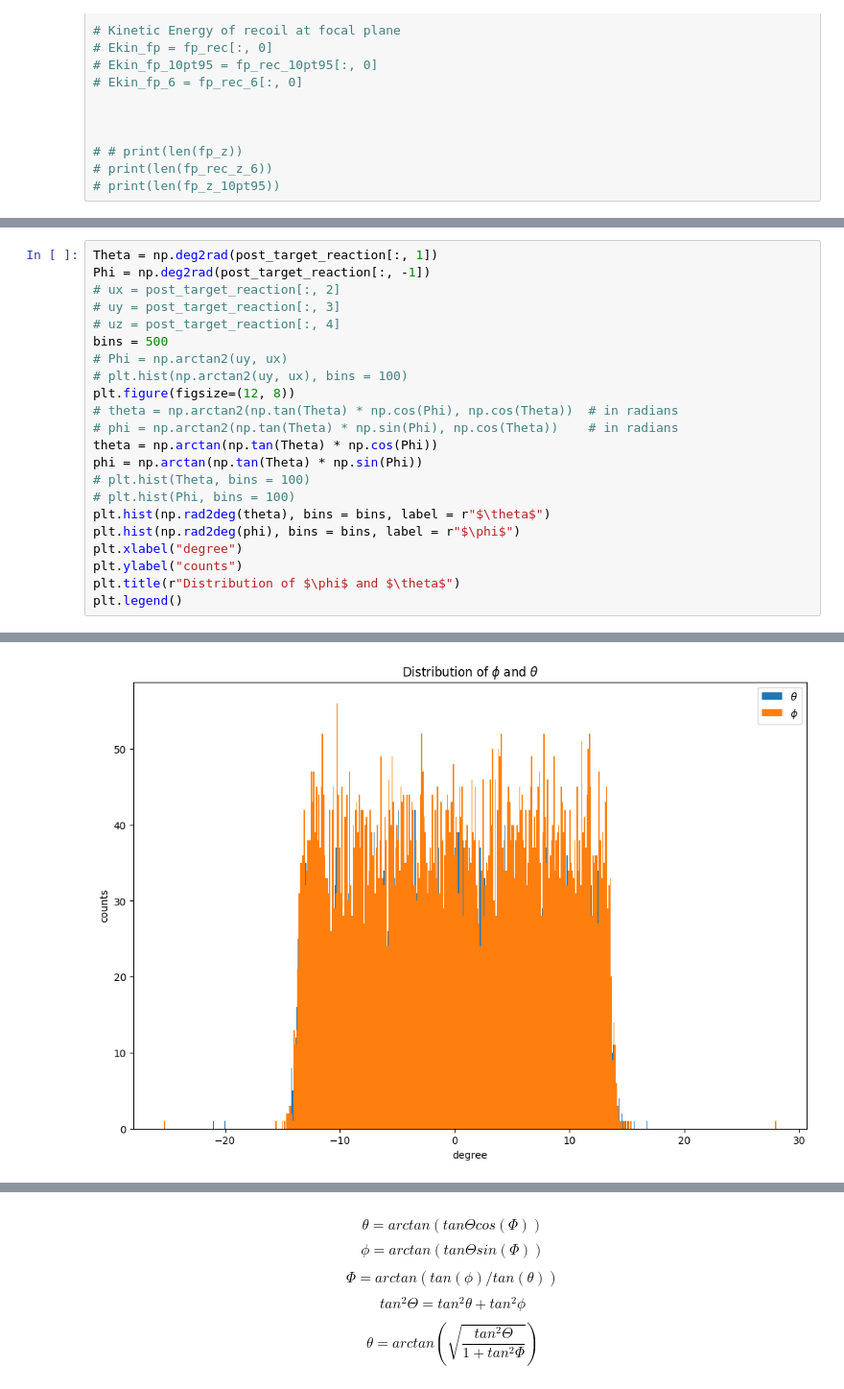
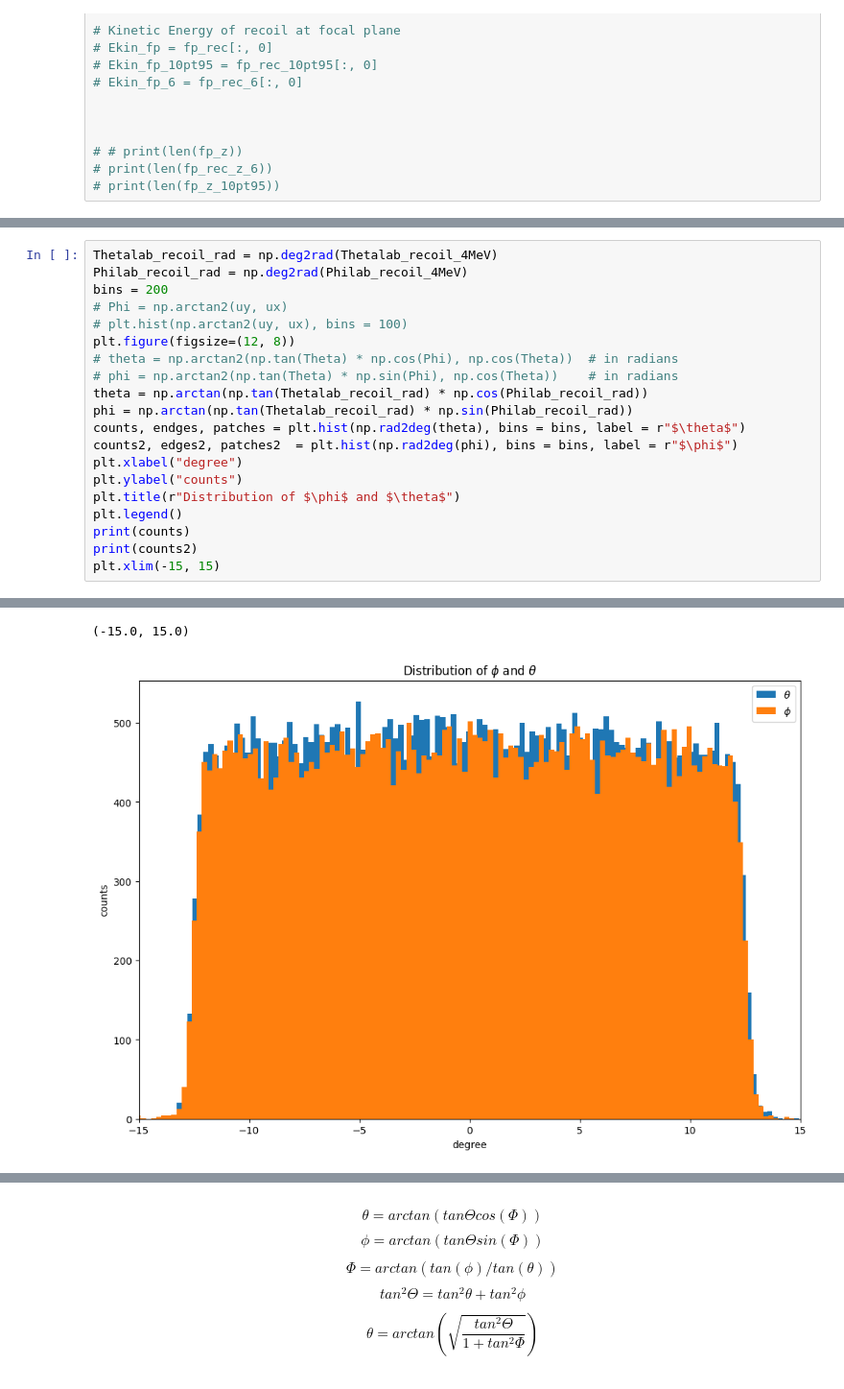
Before and after one commit to htametahI/G4EMMA, a Jupyter notebook: UserDir/ExcitationEnergy/check_results.ipynb, the cells around one changed output, grey strips where cells are left out. Shown at 96% size. Saved outputs shown, nothing was run; the diff lists cells and outputs as text.

```diff
--- a/UserDir/ExcitationEnergy/check_results.ipynb
+++ b/UserDir/ExcitationEnergy/check_results.ipynb
@@ -126,23 +248,21 @@ plt.tight_layout()
 # %%
-Theta = np.deg2rad(post_target_reaction[:, 1])
-Phi = np.deg2rad(post_target_reaction[:, -1])
-# ux = post_target_reaction[:, 2]
-# uy = post_target_reaction[:, 3]
-# uz = post_target_reaction[:, 4]
-bins = 500
+Thetalab_recoil_rad = np.deg2rad(Thetalab_recoil_4MeV)
+Philab_recoil_rad = np.deg2rad(Philab_recoil_4MeV)
+bins = 200
 # Phi = np.arctan2(uy, ux)
 # plt.hist(np.arctan2(uy, ux), bins = 100)
 plt.figure(figsize=(12, 8))
 # theta = np.arctan2(np.tan(Theta) * np.cos(Phi), np.cos(Theta))  # in radians
 # phi = np.arctan2(np.tan(Theta) * np.sin(Phi), np.cos(Theta))    # in radians
-theta = np.arctan(np.tan(Theta) * np.cos(Phi))
-phi = np.arctan(np.tan(Theta) * np.sin(Phi))
-# plt.hist(Theta, bins = 100)
-# plt.hist(Phi, bins = 100)
-plt.hist(np.rad2deg(theta), bins = bins, label = r"$\theta$")
-plt.hist(np.rad2deg(phi), bins = bins, label = r"$\phi$")
+theta = np.arctan(np.tan(Thetalab_recoil_rad) * np.cos(Philab_recoil_rad))
+phi = np.arctan(np.tan(Thetalab_recoil_rad) * np.sin(Philab_recoil_rad))
+counts, endges, patches = plt.hist(np.rad2deg(theta), bins = bins, label = r"$\theta$")
+counts2, edges2, patches2  = plt.hist(np.rad2deg(phi), bins = bins, label = r"$\phi$")
 plt.xlabel("degree")
 plt.ylabel("counts")
 plt.title(r"Distribution of $\phi$ and $\theta$")
 plt.legend()
+print(counts)
+print(counts2)
+plt.xlim(-15, 15)
 # %% [output]
@@ -150,4 +286,5 @@ plt.legend()
+(-15.0, 15.0)
-[figure, old version]
+[figure, new version]
 # %%
 Theta_rec = np.rad2deg(np.arctan(np.sqrt(np.tan(theta)**2 + np.tan(phi)**2)))
 # Theta_rec = np.rad2deg(np.arctan2(np.sqrt(ux**2+uy**2), uz))
```
Also changed, not shown: parts of 11 cells of this notebook, 13 other files.
